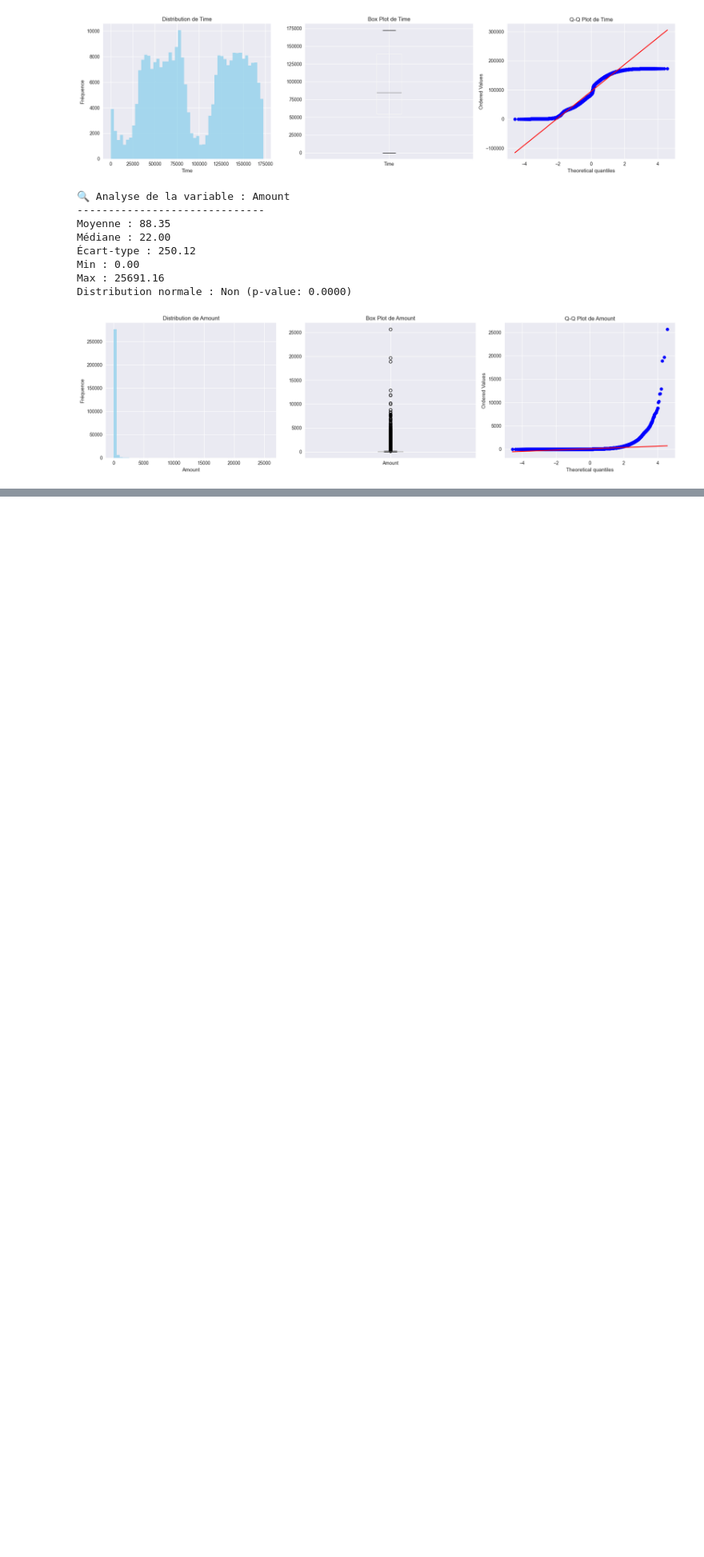
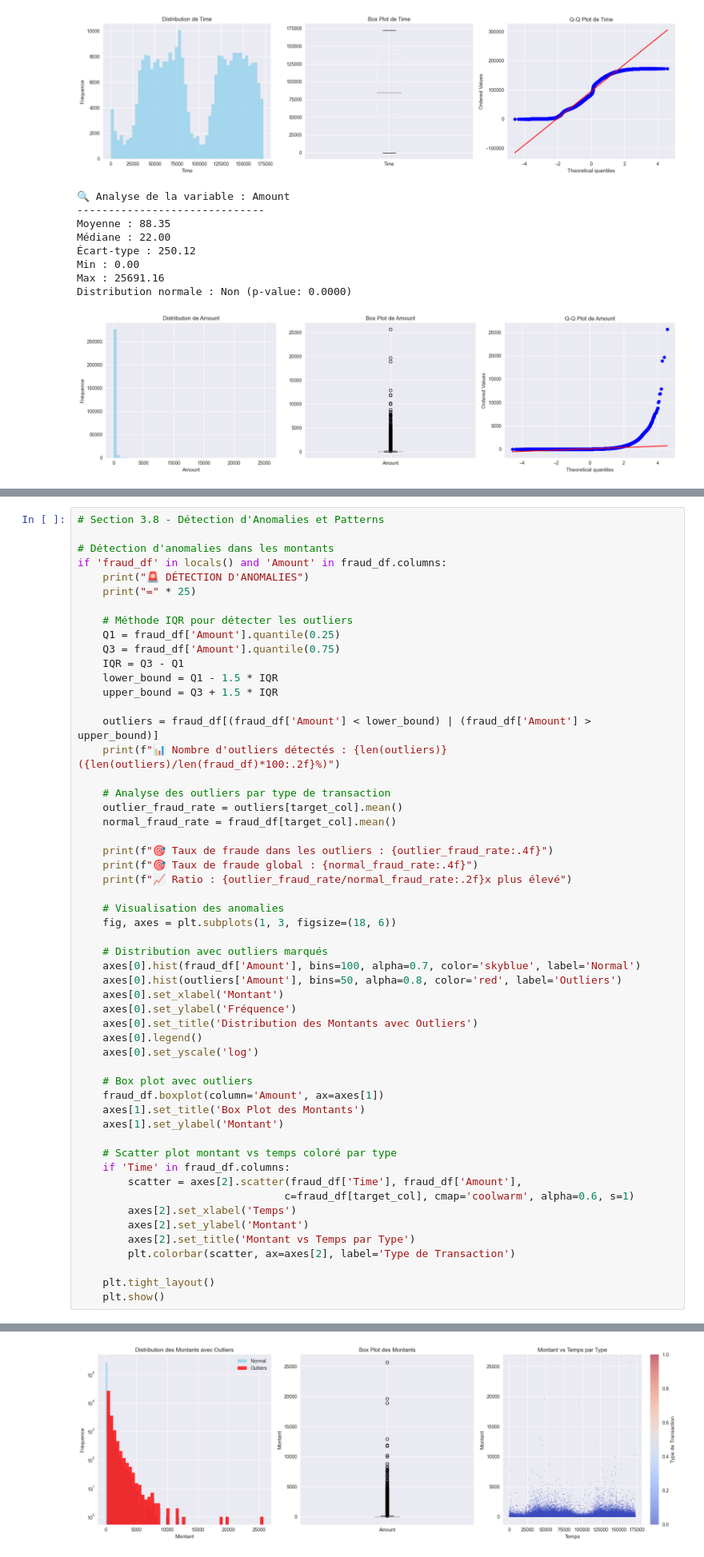
Before and after one commit to soboure69/Analyse_Exploratoire_Donn-es_EDA, a Jupyter notebook: EDA_Banque_Marketing.ipynb, the cells around one changed output, grey strips where cells are left out. Shown at 80% size. Cells and saved outputs as stored; diff of their text form; blank space fills up the shorter version.

```diff
--- a/EDA_Banque_Marketing.ipynb
+++ b/EDA_Banque_Marketing.ipynb
@@ -341,0 +630,55 @@ Distribution normale : Non (p-value: 0.0000)
+# %%
+# Section 3.8 - Détection d'Anomalies et Patterns
+
+# Détection d'anomalies dans les montants
+if 'fraud_df' in locals() and 'Amount' in fraud_df.columns:
+    print("🚨 DÉTECTION D'ANOMALIES")
+    print("=" * 25)
+
+    # Méthode IQR pour détecter les outliers
+    Q1 = fraud_df['Amount'].quantile(0.25)
+    Q3 = fraud_df['Amount'].quantile(0.75)
+    IQR = Q3 - Q1
+    lower_bound = Q1 - 1.5 * IQR
+    upper_bound = Q3 + 1.5 * IQR
+
+    outliers = fraud_df[(fraud_df['Amount'] < lower_bound) | (fraud_df['Amount'] > upper_bound)]
+    print(f"📊 Nombre d'outliers détectés : {len(outliers)} ({len(outliers)/len(fraud_df)*100:.2f}%)")
+
+    # Analyse des outliers par type de transaction
+    outlier_fraud_rate = outliers[target_col].mean()
+    normal_fraud_rate = fraud_df[target_col].mean()
+
+    print(f"🎯 Taux de fraude dans les outliers : {outlier_fraud_rate:.4f}")
+    print(f"🎯 Taux de fraude global : {normal_fraud_rate:.4f}")
+    print(f"📈 Ratio : {outlier_fraud_rate/normal_fraud_rate:.2f}x plus élevé")
+
+    # Visualisation des anomalies
+    fig, axes = plt.subplots(1, 3, figsize=(18, 6))
+
+    # Distribution avec outliers marqués
+    axes[0].hist(fraud_df['Amount'], bins=100, alpha=0.7, color='skyblue', label='Normal')
+    axes[0].hist(outliers['Amount'], bins=50, alpha=0.8, color='red', label='Outliers')
+    axes[0].set_xlabel('Montant')
+    axes[0].set_ylabel('Fréquence')
+    axes[0].set_title('Distribution des Montants avec Outliers')
+    axes[0].legend()
+    axes[0].set_yscale('log')
+
+    # Box plot avec outliers
+    fraud_df.boxplot(column='Amount', ax=axes[1])
+    axes[1].set_title('Box Plot des Montants')
+    axes[1].set_ylabel('Montant')
+
+    # Scatter plot montant vs temps coloré par type
+    if 'Time' in fraud_df.columns:
+        scatter = axes[2].scatter(fraud_df['Time'], fraud_df['Amount'],
+                                 c=fraud_df[target_col], cmap='coolwarm', alpha=0.6, s=1)
+        axes[2].set_xlabel('Temps')
+        axes[2].set_ylabel('Montant')
+        axes[2].set_title('Montant vs Temps par Type')
+        plt.colorbar(scatter, ax=axes[2], label='Type de Transaction')
+
+    plt.tight_layout()
+    plt.show()
+# %% [output]
@@ -341,0 +691 @@ Distribution normale : Non (p-value: 0.0000)
+[figure, added]
```
Also changed, not shown: parts of 11 cells of this notebook, 15 other files.
